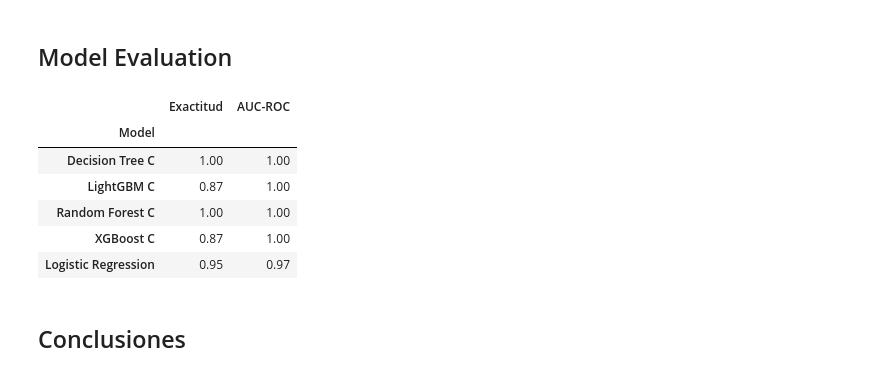
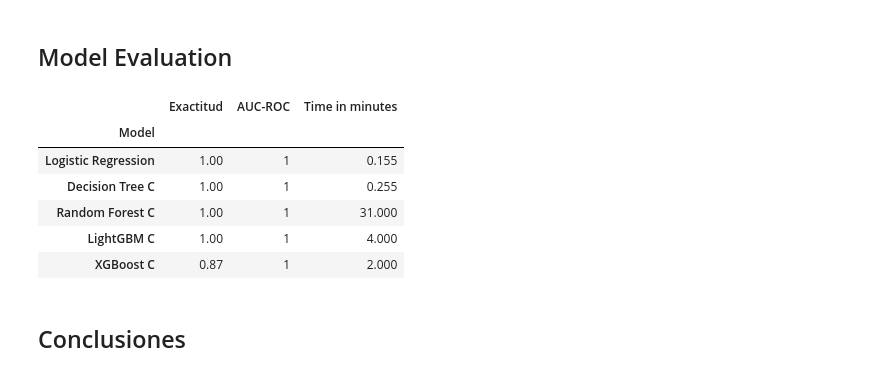
Before and after one commit to AbnerGalRol/Hackaton-Triple_ten-Team-8, a Jupyter notebook: notebooks/hackaton-triple-ten.ipynb, the cells around one changed output. Cells and saved outputs as stored; diff of their text form; code cells hidden in the pictures.

```diff
--- a/notebooks/hackaton-triple-ten.ipynb
+++ b/notebooks/hackaton-triple-ten.ipynb
@@ -1011,3 +1025,6 @@ auc_roc_lr=0.97
+# %%
+score_valid=1
+auc_roc_lr=1
 # %% [markdown]
 ### Árbol de decisión
 # %%
@@ -1146,5 +1151,5 @@ ROC AUC     1.00  1.00
 # %%
-acc_scor_lgbm=0.87
+acc_scor_lgbm=1
 auc_roc_lgbm=1
 # %% [markdown]
 ### XGBoost
@@ -1195,23 +1193,23 @@ auc_roc_xgb=1
 # %%
 # Se realizará un cuadro resumen
 
 values = [
-    ['Logistic Regression', score_valid, auc_roc_lr],
-    ['Decision Tree C', accuracy_score_tree, auc_roc_tree],
-    ['Random Forest C', score_valid_ba, auc_roc_ba],
-    ['LightGBM C', acc_scor_lgbm, auc_roc_lgbm],
-    ['XGBoost C', acc_xgb, auc_roc_xgb]]
+    ['Logistic Regression', score_valid, auc_roc_lr,0.155],
+    ['Decision Tree C', accuracy_score_tree, auc_roc_tree,0.255],
+    ['Random Forest C', score_valid_ba, auc_roc_ba,31],
+    ['LightGBM C', acc_scor_lgbm, auc_roc_lgbm,4],
+    ['XGBoost C', acc_xgb, auc_roc_xgb,2]]
 
-resumen_models = pd.DataFrame(values, columns=['Model', 'Exactitud', 'AUC-ROC'])
+resumen_models = pd.DataFrame(values, columns=['Model', 'Exactitud', 'AUC-ROC','Time in minutes'])
 resumen_models = resumen_models.set_index('Model')
 resumen_models.sort_values(by='AUC-ROC', ascending=False)
 # %% [output]
-|  | Exactitud | AUC-ROC |
-| Model |  |  |
-| Decision Tree C | 1.00 | 1.00 |
-| LightGBM C | 0.87 | 1.00 |
-| Random Forest C | 1.00 | 1.00 |
-| XGBoost C | 0.87 | 1.00 |
-| Logistic Regression | 0.95 | 0.97 |
+|  | Exactitud | AUC-ROC | Time in minutes |
+| Model |  |  |  |
+| Logistic Regression | 1.00 | 1 | 0.155 |
+| Decision Tree C | 1.00 | 1 | 0.255 |
+| Random Forest C | 1.00 | 1 | 31.000 |
+| LightGBM C | 1.00 | 1 | 4.000 |
+| XGBoost C | 0.87 | 1 | 2.000 |
 # %% [markdown]
 ## Conclusiones
```
Also changed, not shown: parts of 20 cells of this notebook, 1 other file.
